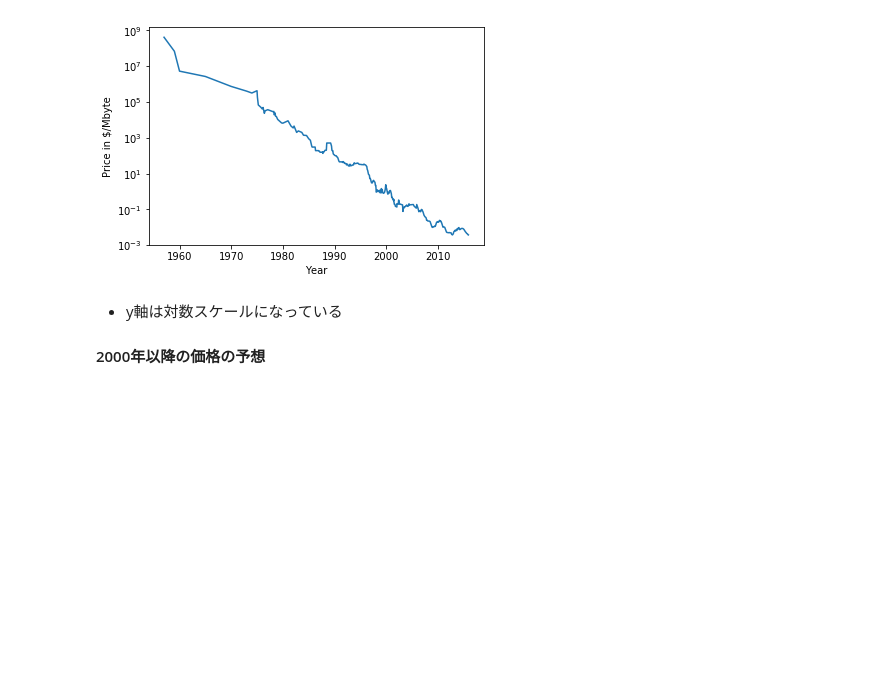
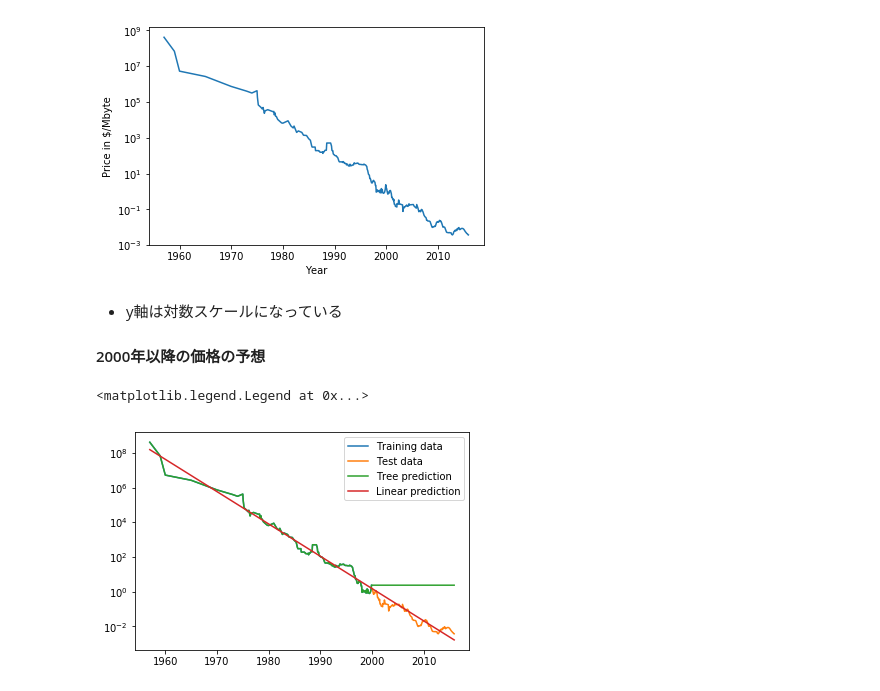
Before and after one commit to morooka-akira/MachineLearningMemo, a Jupyter notebook: 決定木.ipynb, the cells around one changed output. Drawn from its saved outputs; the diff is of its cells as text; code cells hidden in the pictures; blank space fills up the shorter version.

```diff
--- a/決定木.ipynb
+++ b/決定木.ipynb
@@ -177,8 +177,11 @@ pred_lr = linear_reg.predict(X_all)
 price_tree = np.exp(pred_tree)
 price_lr = np.exp(pred_lr)
 # %%
-iplt.semilogy(data_train.date, data_train.price, label="Training data")
-  plt.semilogy(data_test.date, data_test.price, label="Test data")
-  plt.semilogy(ram_prices.date, price_tree, label="Tree prediction")
-  plt.semilogy(ram_prices.date, price_lr, label="Linear prediction")
-  plt.legend()
+plt.semilogy(data_train.date, data_train.price, label="Training data")
+plt.semilogy(data_test.date, data_test.price, label="Test data")
+plt.semilogy(ram_prices.date, price_tree, label="Tree prediction")
+plt.semilogy(ram_prices.date, price_lr, label="Linear prediction")
+plt.legend()
+# %% [output]
+<matplotlib.legend.Legend at 0x...>
+[figure, added]
```
Also changed, not shown: parts of 10 cells of this notebook.
